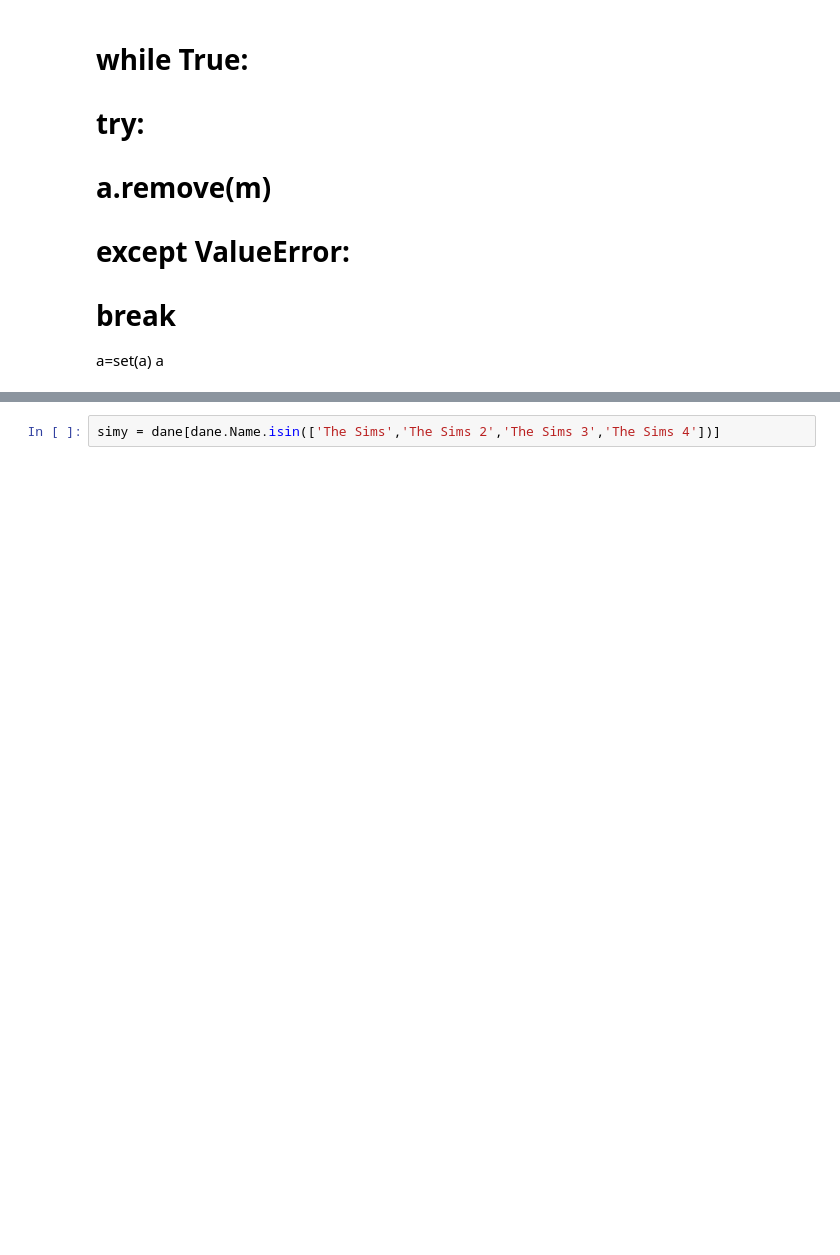
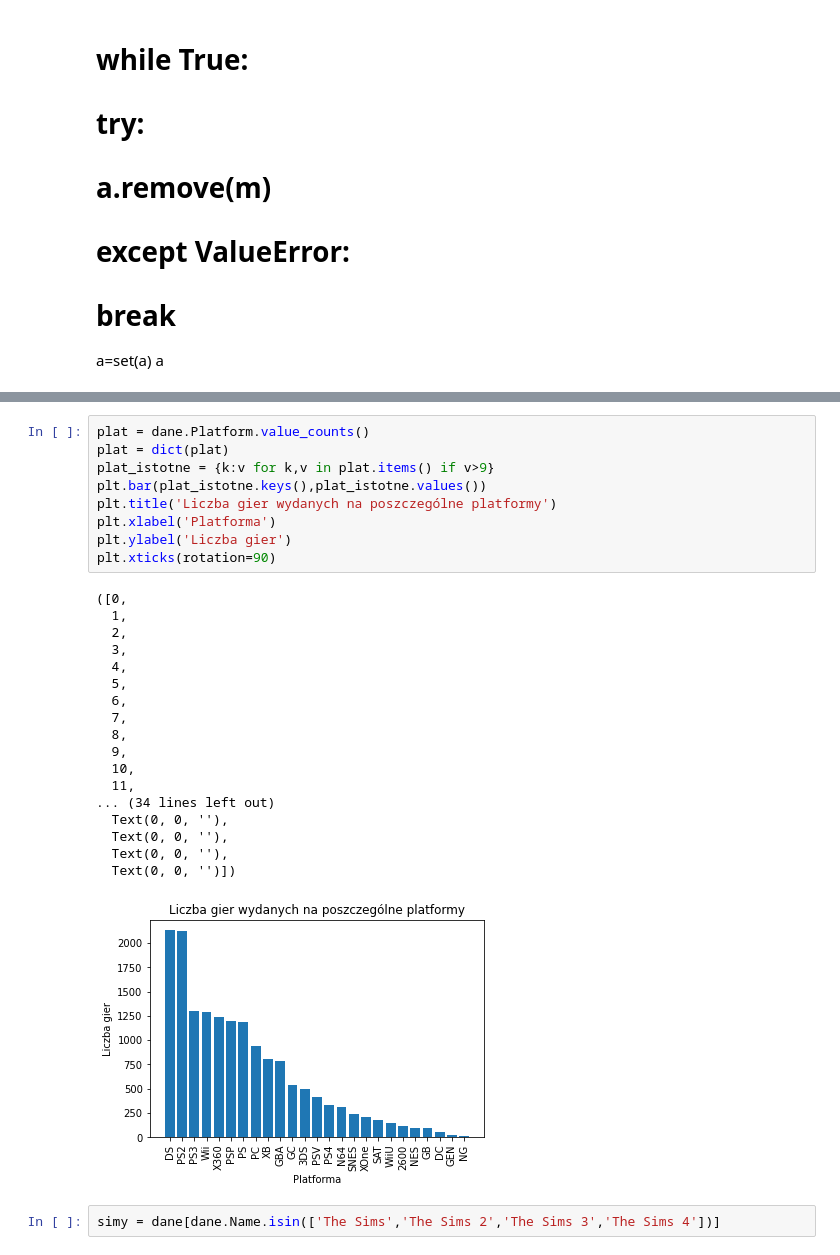
Before and after one commit to lukabr265/awd, a Jupyter notebook: projekt_awd-Copy2.ipynb, the cells around one changed output, grey strips where cells are left out. Cells and saved outputs as stored; diff of their text form; blank space fills up the shorter version.

```diff
--- a/projekt_awd-Copy2.ipynb
+++ b/projekt_awd-Copy2.ipynb
@@ -301,3 +337,31 @@ plt.bar(scat.keys(),scat.values())
+# %%
+plat = dane.Platform.value_counts()
+plat = dict(plat)
+plat_istotne = {k:v for k,v in plat.items() if v>9}
+plt.bar(plat_istotne.keys(),plat_istotne.values())
+plt.title('Liczba gier wydanych na poszczególne platformy')
+plt.xlabel('Platforma')
+plt.ylabel('Liczba gier')
+plt.xticks(rotation=90)
+# %% [output]
+([0,
+  1,
+  2,
+  3,
+  4,
+  5,
+  6,
+  7,
+  8,
+  9,
+  10,
+  11,
+... (34 lines left out)
+  Text(0, 0, ''),
+  Text(0, 0, ''),
+  Text(0, 0, ''),
+  Text(0, 0, '')])
+[figure, added]
 # %%
 simy = dane[dane.Name.isin(['The Sims','The Sims 2','The Sims 3','The Sims 4'])]
 # %%
```
Also changed, not shown: parts of 9 cells of this notebook.
